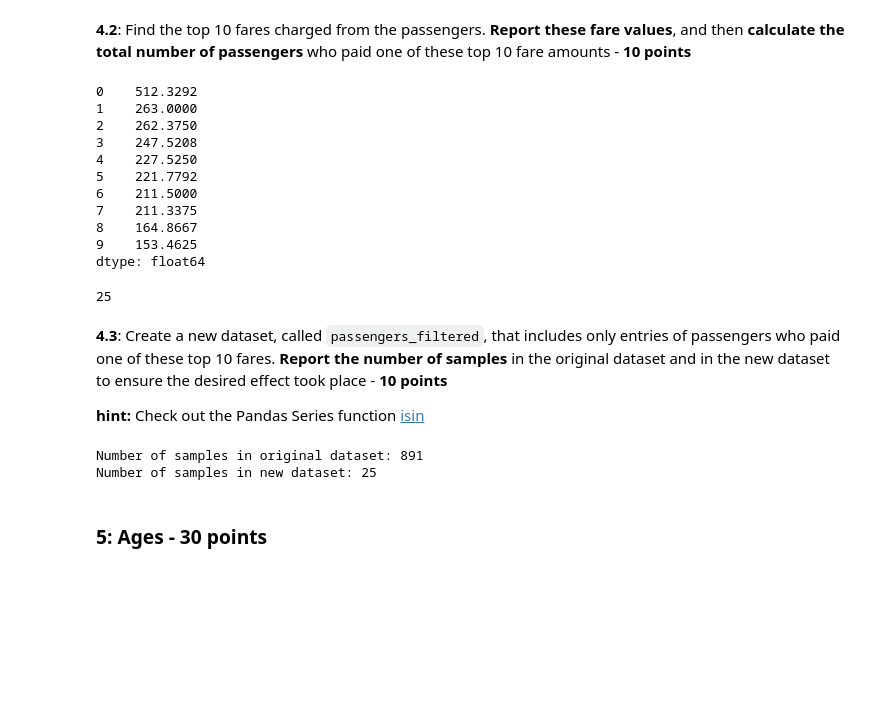
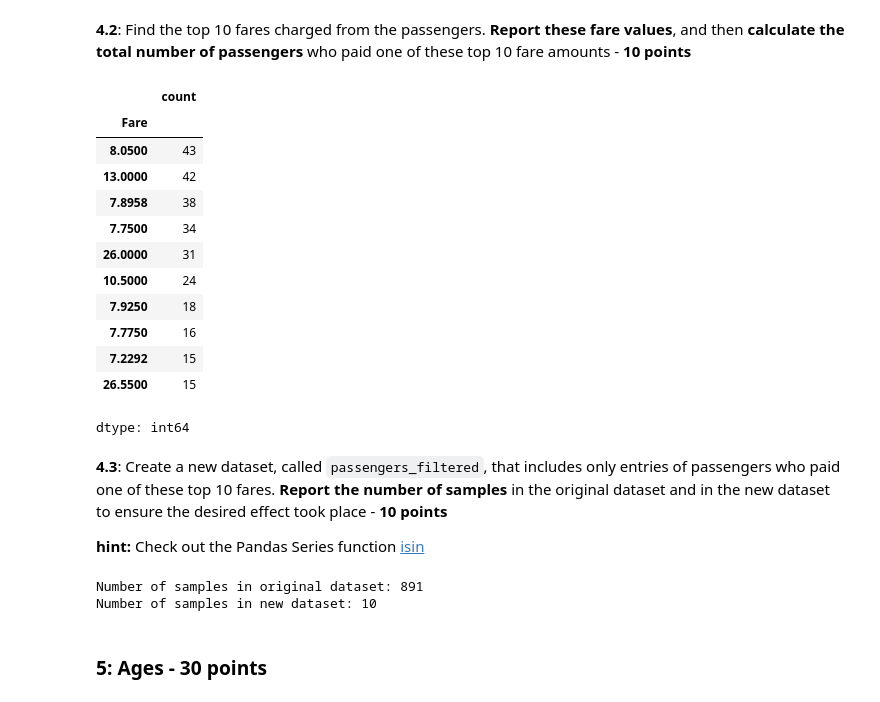
Before and after one commit to surf-guy/DSE200, a Jupyter notebook: HW/HW_2.ipynb, the cells around one changed output. Cells and saved outputs as stored; diff of their text form; code cells hidden in the pictures; blank space fills up the shorter version.

```diff
--- a/HW/HW_2.ipynb
+++ b/HW/HW_2.ipynb
@@ -253,37 +253,34 @@ len(passengers['Fare'].unique())
 248
 # %% [markdown]
 **4.2**: Find the top 10 fares charged from the passengers. **Report these fare values**, and then **calculate the total number of passengers** who paid one of these top 10 fare amounts - **10 points**
-# %%
-top_10_fares = passengers['Fare'].dropna().unique()
-top_10_fares = sorted(top_10_fares, reverse=True)[:10]
-print(pd.Series(top_10_fares))
-
-top_10_fares_passengers = passengers[passengers['Fare'].isin(top_10_fares)]
-len(top_10_fares_passengers)
-# %% [output]
-0    512.3292
-1    263.0000
-2    262.3750
-3    247.5208
-4    227.5250
-5    221.7792
-6    211.5000
-7    211.3375
-8    164.8667
-9    153.4625
-dtype: float64
-25
+# %%
+top_10_fares = passengers['Fare'].value_counts().head(10)
+top_10_fares
+# %% [output]
+|  | count |
+| Fare |  |
+| 8.0500 | 43 |
+| 13.0000 | 42 |
+| 7.8958 | 38 |
+| 7.7500 | 34 |
+| 26.0000 | 31 |
+| 10.5000 | 24 |
+| 7.9250 | 18 |
+| 7.7750 | 16 |
+| 7.2292 | 15 |
+| 26.5500 | 15 |
+dtype: int64
 # %% [markdown]
 **4.3**: Create a new dataset, called `passengers_filtered`, that includes only entries of passengers who paid one of these top 10 fares. **Report the number of samples** in the original dataset and in the new dataset to ensure the desired effect took place - **10 points**
 
 **hint:** Check out the Pandas Series function [isin](https://pandas.pydata.org/pandas-docs/stable/generated/pandas.Series.isin.html)
 # %%
-passengers_filtered=top_10_fares_passengers
+passengers_filtered=passengers[passengers['Fare'].isin(top_10_fares)]
 print("Number of samples in original dataset:",len(passengers))
 print("Number of samples in new dataset:",len(passengers_filtered))
 # %% [output]
 Number of samples in original dataset: 891
-Number of samples in new dataset: 25
+Number of samples in new dataset: 10
 # %% [markdown]
 ### 5:  Ages - **30 points**
 # %% [markdown]
```
